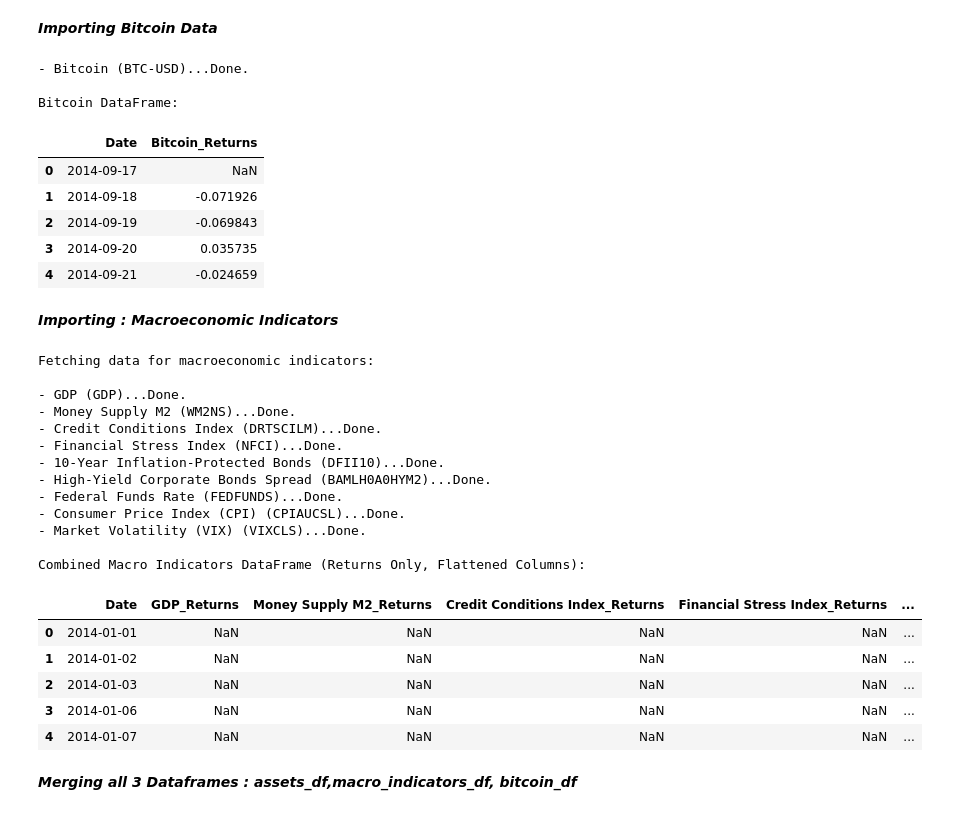
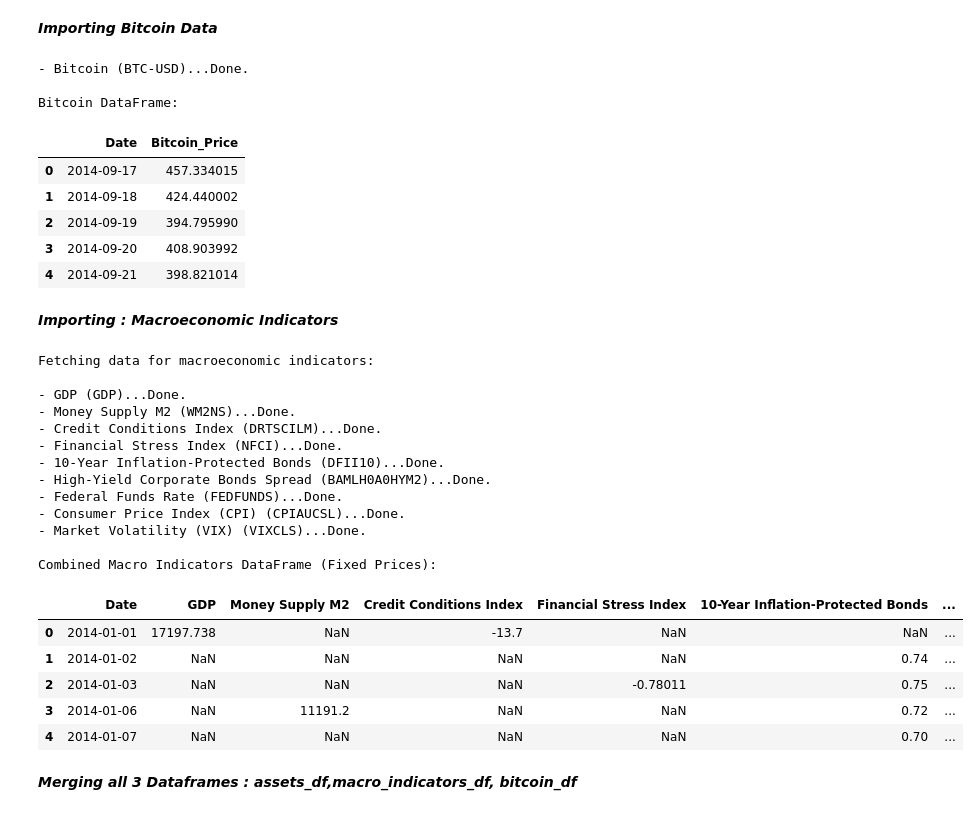
Before and after one commit to AdirGelkop/Bitcoin, a Jupyter notebook: New_Bitcoin_ML_Prediction_Flow_v2.ipynb, the cells around one changed output. Cells and saved outputs as stored; diff of their text form; code cells hidden in the pictures.

```diff
--- a/New_Bitcoin_ML_Prediction_Flow_v2.ipynb
+++ b/New_Bitcoin_ML_Prediction_Flow_v2.ipynb
@@ -112,14 +110,16 @@ print(f"- Bitcoin ({bitcoin_ticker})...", end="")
 try:
     # Fetch Bitcoin data
     bitcoin_df = yf.download(bitcoin_ticker, start='2014-01-01', interval='1d', progress=False)
-    bitcoin_df['Bitcoin_Returns'] = bitcoin_df['Adj Close'].pct_change()
 
-    # Keep only the returns column and reset the index
-    bitcoin_df = bitcoin_df[['Bitcoin_Returns']]
+    # Use 'Adj Close' or fallback to 'Close'
+    price_column = 'Adj Close' if 'Adj Close' in bitcoin_df.columns else 'Close'
+
+    # Keep only the fixed price column and reset the index
+    bitcoin_df = bitcoin_df[[price_column]]
     bitcoin_df.reset_index(inplace=True)
 
-    # Ensure clean columns (flat structure)
-    bitcoin_df.columns = ['Date', 'Bitcoin_Returns']
+    # Rename columns for clarity
+    bitcoin_df.columns = ['Date', 'Bitcoin_Price']
     print("Done.")
 except Exception as e:
     print(f"Failed. Error: {e}")
@@ -131,12 +131,12 @@ bitcoin_df.head()
 - Bitcoin (BTC-USD)...Done.
 
 Bitcoin DataFrame:
-|  | Date | Bitcoin_Returns |
-| 0 | 2014-09-17 | NaN |
-| 1 | 2014-09-18 | -0.071926 |
-| 2 | 2014-09-19 | -0.069843 |
-| 3 | 2014-09-20 | 0.035735 |
-| 4 | 2014-09-21 | -0.024659 |
+|  | Date | Bitcoin_Price |
+| 0 | 2014-09-17 | 457.334015 |
+| 1 | 2014-09-18 | 424.440002 |
+| 2 | 2014-09-19 | 394.795990 |
+| 3 | 2014-09-20 | 408.903992 |
+| 4 | 2014-09-21 | 398.821014 |
 # %% [markdown]
 ***Importing : Macroeconomic Indicators***
 # %%
@@ -170,46 +170,45 @@ for indicator_name, fred_code in macro_indicators.items():
         data.reset_index(inplace=True)  # Reset index to make 'DATE' a simple column
         data.rename(columns={'DATE': 'Date', fred_code: indicator_name}, inplace=True)
 
-        # Calculate Returns and keep only the Returns column
-        data[f"{indicator_name}_Returns"] = data[indicator_name].pct_change(fill_method=None)
-        data = data[['Date', f"{indicator_name}_Returns"]]
+        # Keep the fixed prices column only
+        data = data[['Date', indicator_name]]
 
         # Merge with the main macro_indicators_df
         if macro_indicators_df.empty:
             macro_indicators_df = data
         else:
             macro_indicators_df = pd.merge(macro_indicators_df, data, on='Date', how='outer')
 
         print("Done.")
     except Exception as e:
         print(f"Failed! Error: {e}")
 
 # Flatten the column structure
 macro_indicators_df.columns = ['Date' if col == 'Date' else col for col in macro_indicators_df.columns]
 
 # Display the resulting DataFrame
-print("\nCombined Macro Indicators DataFrame (Returns Only, Flattened Columns):")
+print("\nCombined Macro Indicators DataFrame (Fixed Prices):")
 macro_indicators_df.head()
 # %% [output]
 Fetching data for macroeconomic indicators:
 
 - GDP (GDP)...Done.
 - Money Supply M2 (WM2NS)...Done.
 - Credit Conditions Index (DRTSCILM)...Done.
 - Financial Stress Index (NFCI)...Done.
 - 10-Year Inflation-Protected Bonds (DFII10)...Done.
 - High-Yield Corporate Bonds Spread (BAMLH0A0HYM2)...Done.
 - Federal Funds Rate (FEDFUNDS)...Done.
 - Consumer Price Index (CPI) (CPIAUCSL)...Done.
 - Market Volatility (VIX) (VIXCLS)...Done.
 
-Combined Macro Indicators DataFrame (Returns Only, Flattened Columns):
+Combined Macro Indicators DataFrame (Fixed Prices):
-|  | Date | GDP_Returns | Money Supply M2_Returns | Credit Conditions Index_Returns | Financial Stress Index_Returns | ... |
-| 0 | 2014-01-01 | NaN | NaN | NaN | NaN | ... |
-| 1 | 2014-01-02 | NaN | NaN | NaN | NaN | ... |
-| 2 | 2014-01-03 | NaN | NaN | NaN | NaN | ... |
-| 3 | 2014-01-06 | NaN | NaN | NaN | NaN | ... |
-| 4 | 2014-01-07 | NaN | NaN | NaN | NaN | ... |
+|  | Date | GDP | Money Supply M2 | Credit Conditions Index | Financial Stress Index | 10-Year Inflation-Protected Bonds | ... |
+| 0 | 2014-01-01 | 17197.738 | NaN | -13.7 | NaN | NaN | ... |
+| 1 | 2014-01-02 | NaN | NaN | NaN | NaN | 0.74 | ... |
+| 2 | 2014-01-03 | NaN | NaN | NaN | -0.78011 | 0.75 | ... |
+| 3 | 2014-01-06 | NaN | 11191.2 | NaN | NaN | 0.72 | ... |
+| 4 | 2014-01-07 | NaN | NaN | NaN | NaN | 0.70 | ... |
 # %% [markdown]
 ***Merging all 3 Dataframes : assets_df,macro_indicators_df, bitcoin_df***
 # %%
```
Also changed, not shown: parts of 7 cells of this notebook.
